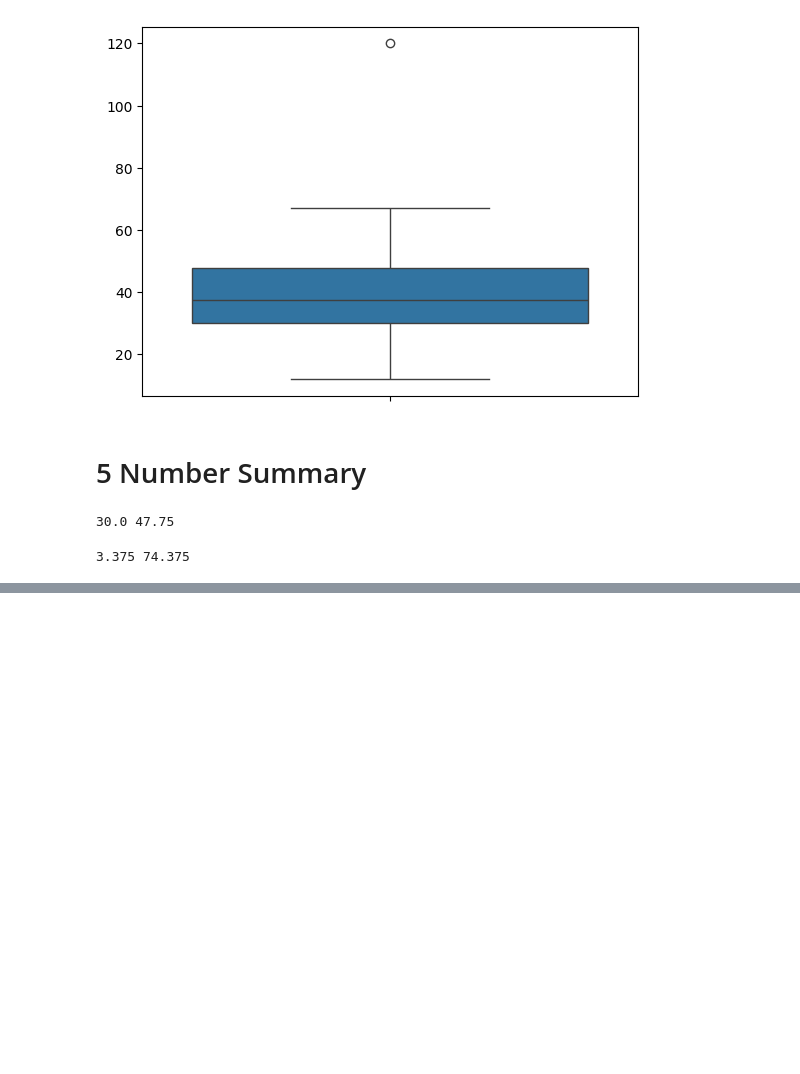
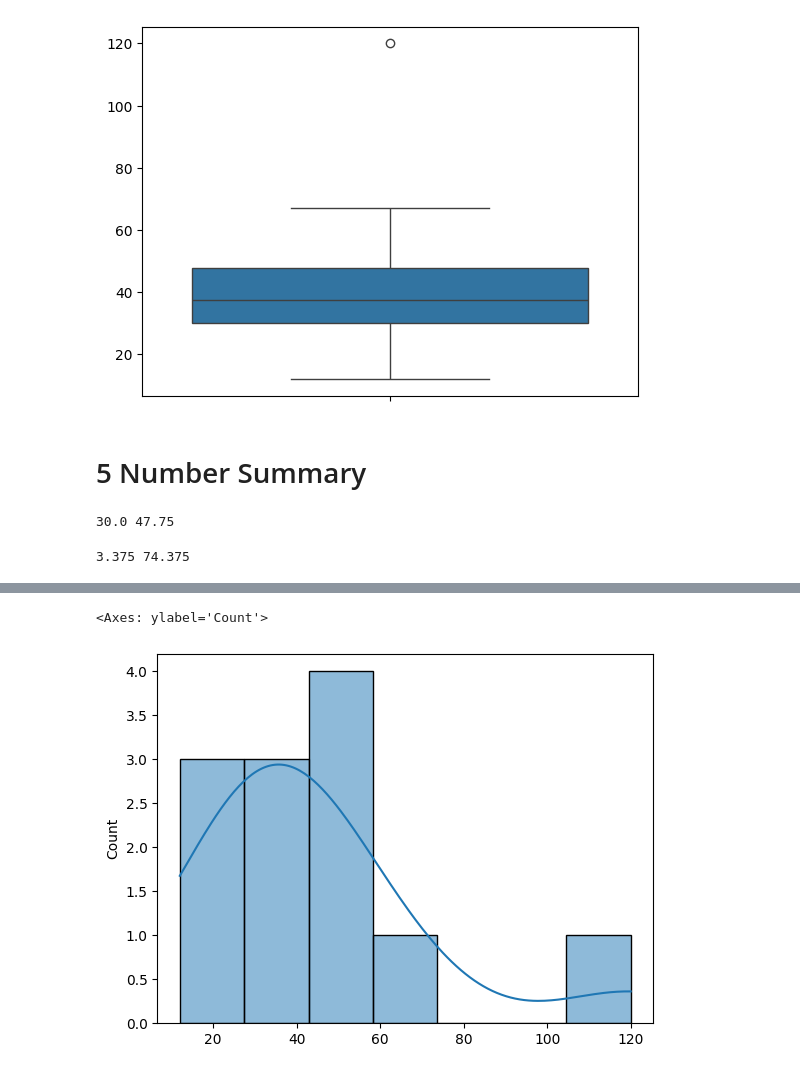
Before and after one commit to Dipak-Jagadale/Statistics, a Jupyter notebook: Measure of Central Tendency[Mean _Mode _Median].ipynb, the cells around one changed output, grey strips where cells are left out. Cells and saved outputs as stored; diff of their text form; code cells hidden in the pictures; blank space fills up the shorter version.

```diff
--- a/Measure of Central Tendency[Mean _Mode _Median].ipynb
+++ b/Measure of Central Tendency[Mean _Mode _Median].ipynb
@@ -74,0 +117,6 @@ print(lower_fence, higher_fence)
+# %%
+import seaborn as sns
+sns.histplot(ages,kde=True)
+# %% [output]
+<Axes: ylabel='Count'>
+[figure, added]
```
Also changed, not shown: parts of 11 cells of this notebook.
